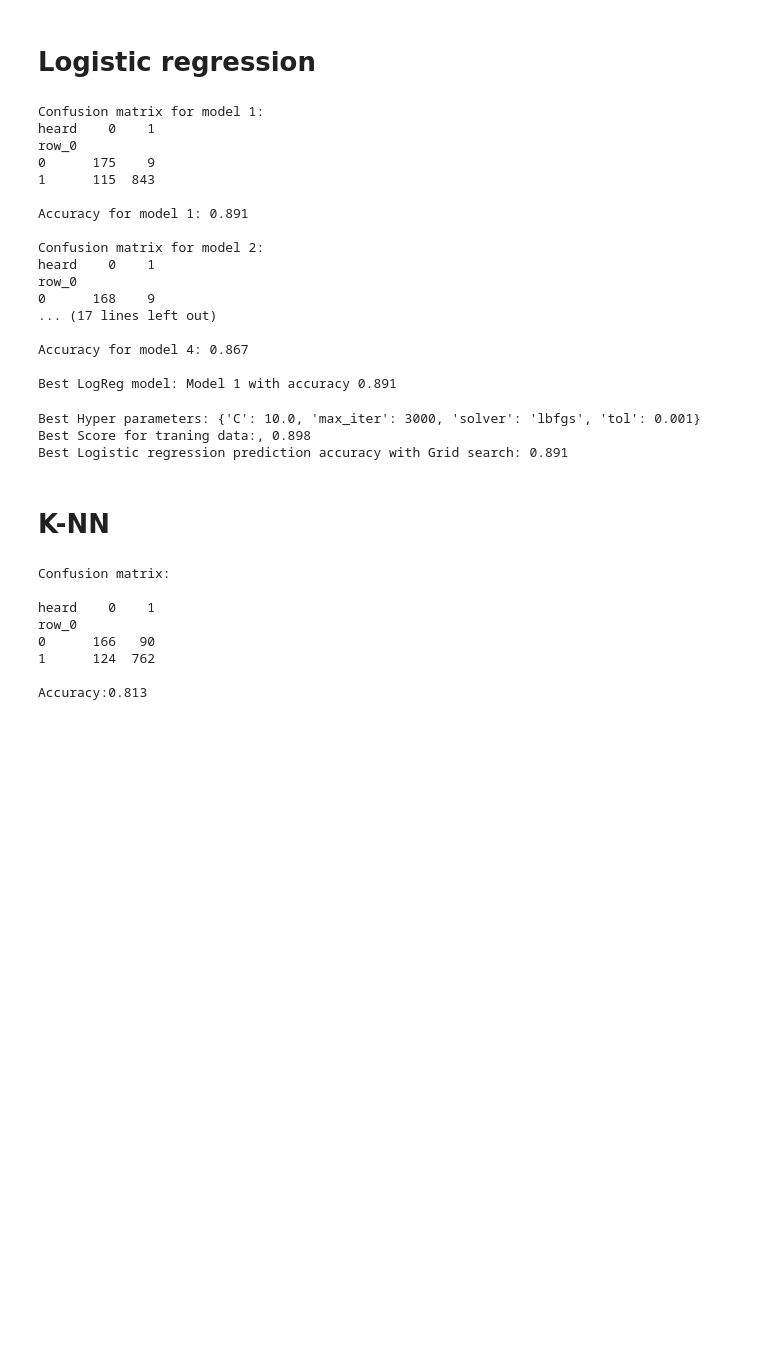
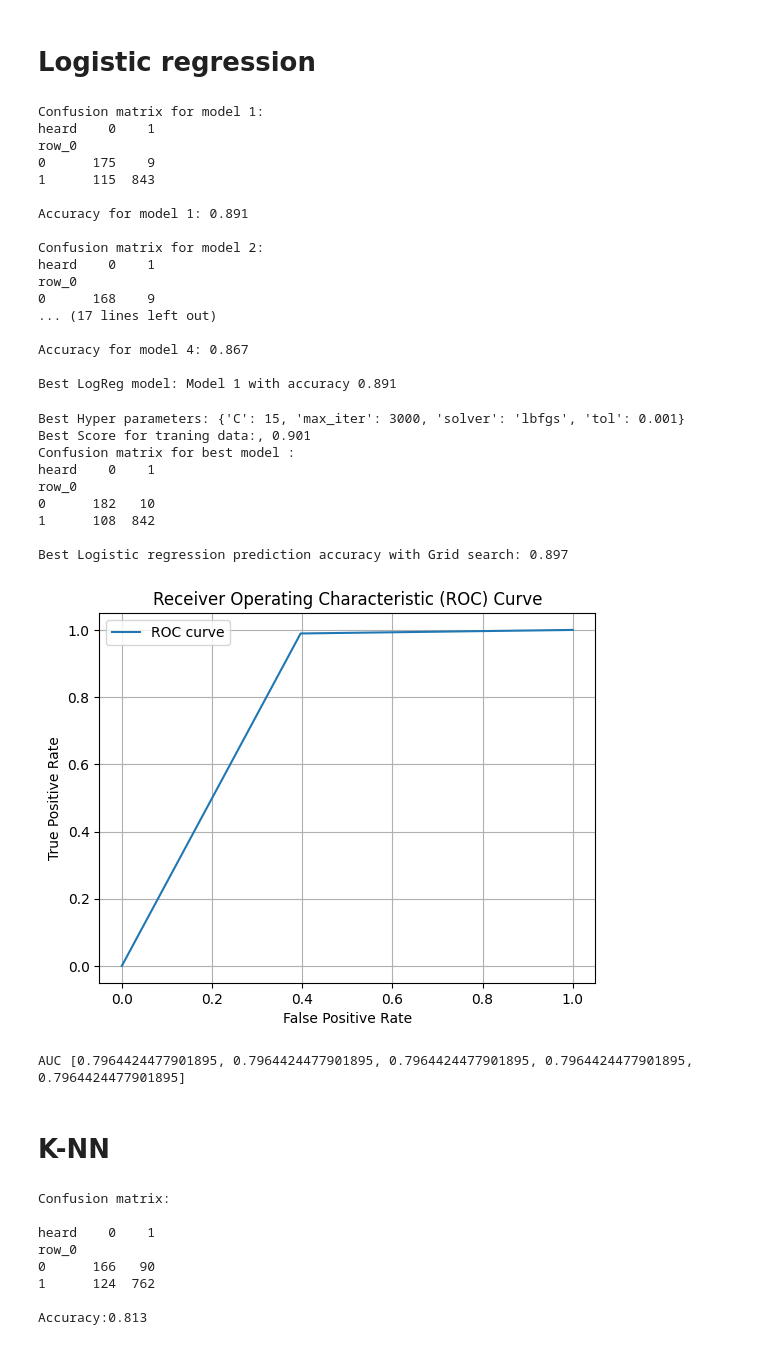
Before and after one commit to elisehammarstrom/statistical_machine_learning, a Jupyter notebook: sml_exploration.ipynb, the cells around one changed output. Cells and saved outputs as stored; diff of their text form; code cells hidden in the pictures; blank space fills up the shorter version.

```diff
--- a/sml_exploration.ipynb
+++ b/sml_exploration.ipynb
@@ -483,10 +483,10 @@ from sklearn.linear_model import LogisticRegression
 
 #-------------------------------------------------------------------Grid Search for optimal Logistic Regression model---------------------------------------------------------------
 
-# Define which parameters to search over
+# Define which parameters to search over, lägg till threshold och se hur det påverkar
 grid_parameters = {
     'solver': ['lbfgs', 'liblinear', 'sag', 'saga'],
-    'C': [0.1, 1.0, 10.0],
+    'C': [5, 10, 15],
     'tol': [1e-3, 1e-4, 1e-5],
     'max_iter': [3000]
 }
@@ -494,8 +494,8 @@ grid_parameters = {
 #  logistic regression classifier
 log_reg = LogisticRegression()
 
-# Do grid search with cross-validation, train model for 4 different subsets and test it, based on accuracy, pararell runs to minimize run time
-grid_search = GridSearchCV(estimator=log_reg,  param_grid=grid_parameters, cv=5, scoring='accuracy', n_jobs = -1)
+# Do grid search with cross-validation, train model for 2 different subsets and test it, based on accuracy, pararell runs to minimize run time
+grid_search = GridSearchCV(estimator=log_reg,  param_grid=grid_parameters, cv=3, scoring='roc_auc', n_jobs = -1)
 
 grid_search.fit(X_train, y_train)
 
@@ -509,15 +509,58 @@ print(f"Best Score for traning data:, {best_score:.3f}")
 #takes the best estimator for the model
 best_reglog_model = grid_search.best_estimator_
 
+best_reglog_model.fit(X_train, y_train)
+
 #predict X_test for best estimator
-logreg_grid_pred = best_reglog_model.predict(X_test)
+logreg_grid_pred = best_reglog_model.predict_proba(X_test) # predicts X test values
+pred_logreg_grid = np.where(logreg_grid_pred[:, 0] >= 0.4, 0, 1) #om ändra till 0.4, får bättre resultat
 
-acc_logreg_grid = np.mean(logreg_grid_pred == y_test) #accuracy for logistic reg model from grid search
+
+acc_logreg_grid = np.mean(pred_logreg_grid == y_test) #accuracy for logistic reg model from grid search
+
+print(f"Confusion matrix for best model :\n{pd.crosstab(pred_logreg_grid, y_test)}\n")
 print(f"Best Logistic regression prediction accuracy with Grid search: {acc_logreg_grid:.3f}")
 # %% [output]
-Best Hyper parameters: {'C': 10.0, 'max_iter': 3000, 'solver': 'lbfgs', 'tol': 0.001}
-Best Score for traning data:, 0.898
-Best Logistic regression prediction accuracy with Grid search: 0.891
+Best Hyper parameters: {'C': 15, 'max_iter': 3000, 'solver': 'lbfgs', 'tol': 0.001}
+Best Score for traning data:, 0.901
+Confusion matrix for best model :
+heard    0    1
+row_0
+0      182   10
+1      108  842
+
+Best Logistic regression prediction accuracy with Grid search: 0.897
+# %%
+from sklearn.metrics import accuracy_score, roc_curve, roc_auc_score
+#---------------------------------------------------------------------How does threshold affect the ROC----------------------------------------------------------------------------
+thresholds = [0.3, 0.4, 0.5, 0.6, 0.7] #Different threshold values
+auc_list = []
+
+# for loop over threshold values
+for threshold in thresholds:
+
+    bin_pred_logreg= (pred_logreg_grid >= threshold).astype(int) #
+
+
+    # Compute false positive rate (FPR) and true positive rate (TPR) for ROC curve
+    fpr, tpr, _ = roc_curve(y_test, bin_pred_logreg)
+
+    auc = roc_auc_score(y_test, bin_pred_logreg)
+    auc_list.append(auc)
+
+# Plot ROC curve
+plt.plot(fpr, tpr, label='ROC curve')
+plt.xlabel('False Positive Rate')
+plt.ylabel('True Positive Rate')
+plt.title('Receiver Operating Characteristic (ROC) Curve')
+plt.legend()
+plt.grid()
+plt.show()
+
+print("AUC", auc_list)
+# %% [output]
+[figure, added]
+AUC [0.7964424477901895, 0.7964424477901895, 0.7964424477901895, 0.7964424477901895, 0.7964424477901895]
 # %% [markdown]
 # K-NN
 # %%
```
